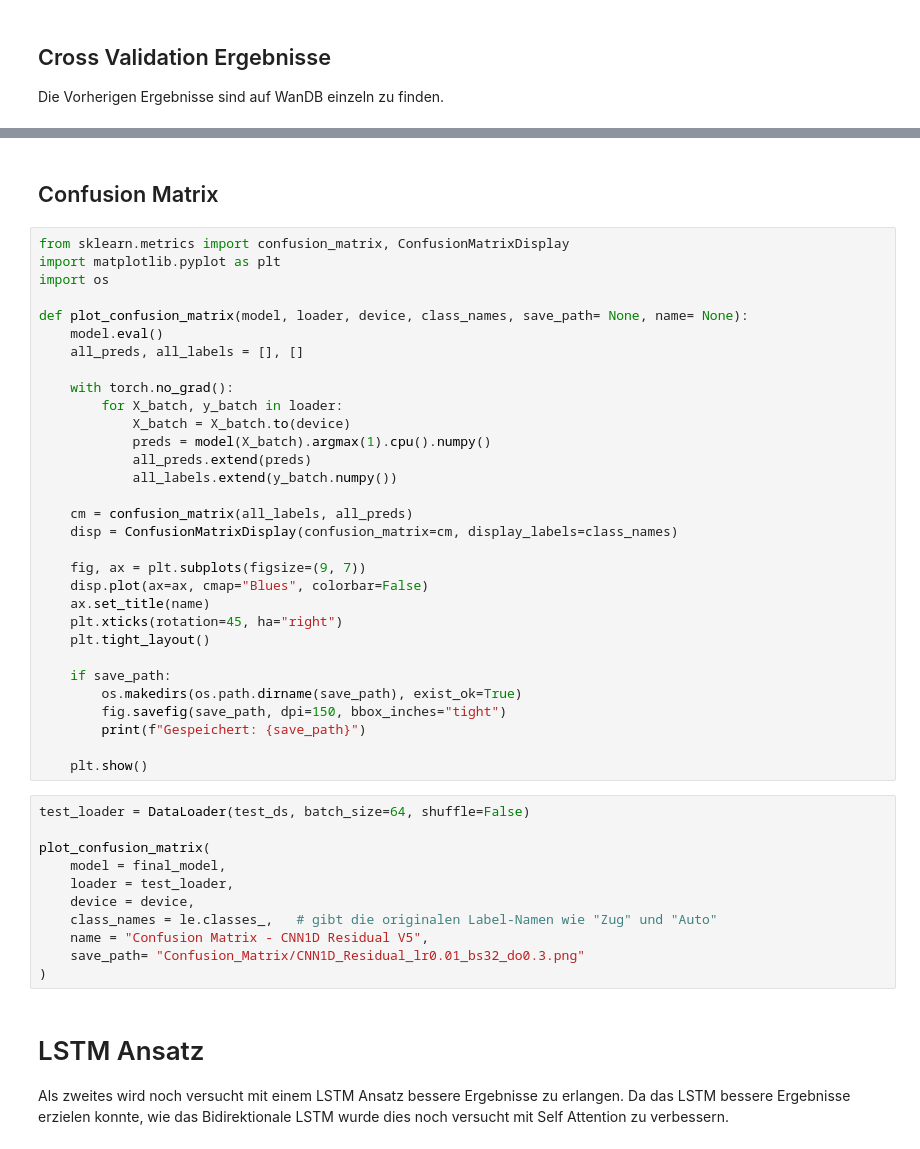
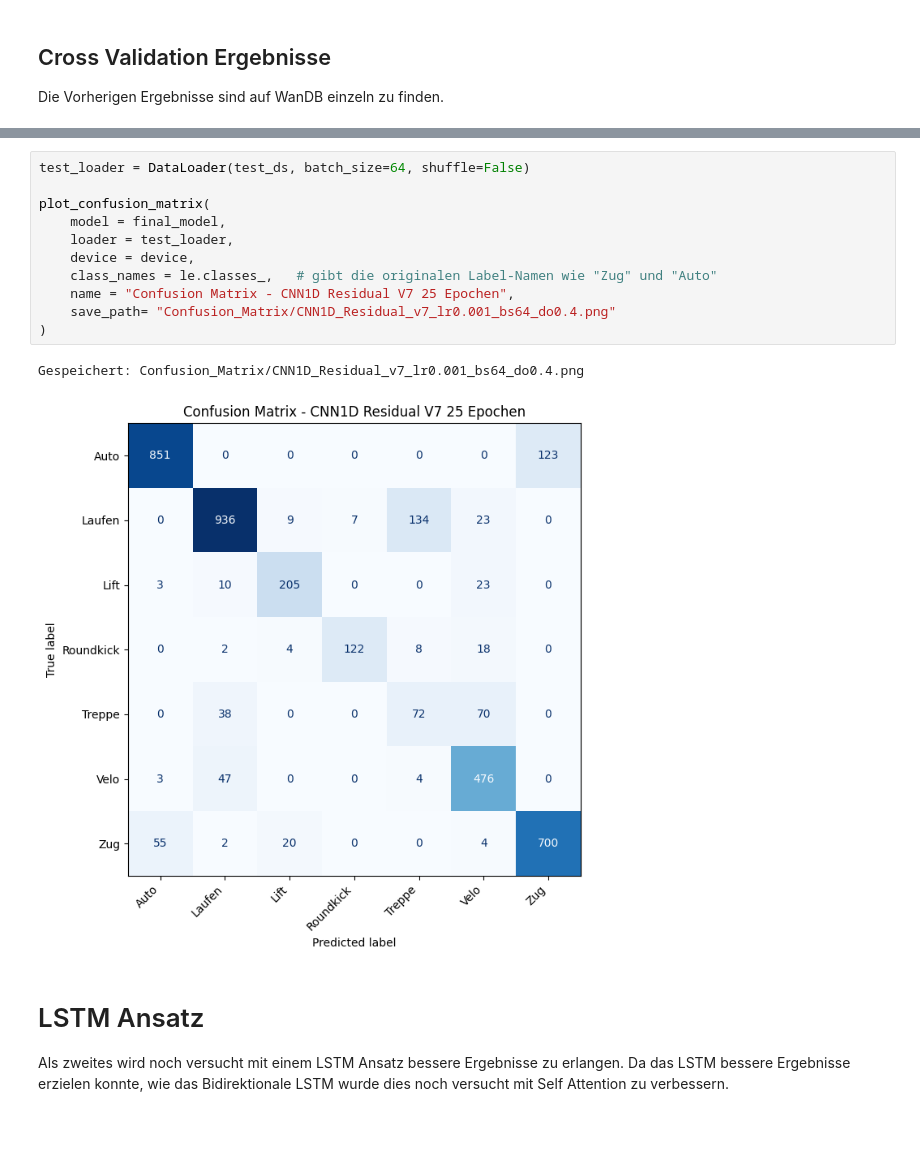
Before and after one commit to raphaelschuepbach/Sensor-based-Activity-Recognition, a Jupyter notebook: Model_Notebooks/Deep_Learning.ipynb, the cells around one changed output, grey strips where cells are left out. Cells and saved outputs as stored; diff of their text form.

```diff
--- a/Model_Notebooks/Deep_Learning.ipynb
+++ b/Model_Notebooks/Deep_Learning.ipynb
@@ -703,47 +805,17 @@ IFrame(
-# %% [markdown]
-## Confusion Matrix
-# %%
-from sklearn.metrics import confusion_matrix, ConfusionMatrixDisplay
-import matplotlib.pyplot as plt
-import os
-
-def plot_confusion_matrix(model, loader, device, class_names, save_path= None, name= None):
-    model.eval()
-    all_preds, all_labels = [], []
-
-    with torch.no_grad():
-        for X_batch, y_batch in loader:
-            X_batch = X_batch.to(device)
-            preds = model(X_batch).argmax(1).cpu().numpy()
-            all_preds.extend(preds)
-            all_labels.extend(y_batch.numpy())
-
-    cm = confusion_matrix(all_labels, all_preds)
-    disp = ConfusionMatrixDisplay(confusion_matrix=cm, display_labels=class_names)
-
-    fig, ax = plt.subplots(figsize=(9, 7))
-    disp.plot(ax=ax, cmap="Blues", colorbar=False)
-    ax.set_title(name)
-    plt.xticks(rotation=45, ha="right")
-    plt.tight_layout()
-
-    if save_path:
-        os.makedirs(os.path.dirname(save_path), exist_ok=True)
-        fig.savefig(save_path, dpi=150, bbox_inches="tight")
-        print(f"Gespeichert: {save_path}")
-
-    plt.show()
 # %%
 test_loader = DataLoader(test_ds, batch_size=64, shuffle=False)
 
 plot_confusion_matrix(
     model = final_model,
     loader = test_loader,
     device = device,
     class_names = le.classes_,   # gibt die originalen Label-Namen wie "Zug" und "Auto"
-    name = "Confusion Matrix - CNN1D Residual V5",
-    save_path= "Confusion_Matrix/CNN1D_Residual_lr0.01_bs32_do0.3.png"
+    name = "Confusion Matrix - CNN1D Residual V7 25 Epochen",
+    save_path= "Confusion_Matrix/CNN1D_Residual_v7_lr0.001_bs64_do0.4.png"
 )
+# %% [output]
+Gespeichert: Confusion_Matrix/CNN1D_Residual_v7_lr0.001_bs64_do0.4.png
+[figure, added]
 # %% [markdown]
 # LSTM Ansatz
 
```
Also changed, not shown: parts of 19 cells of this notebook, 4 other files.
